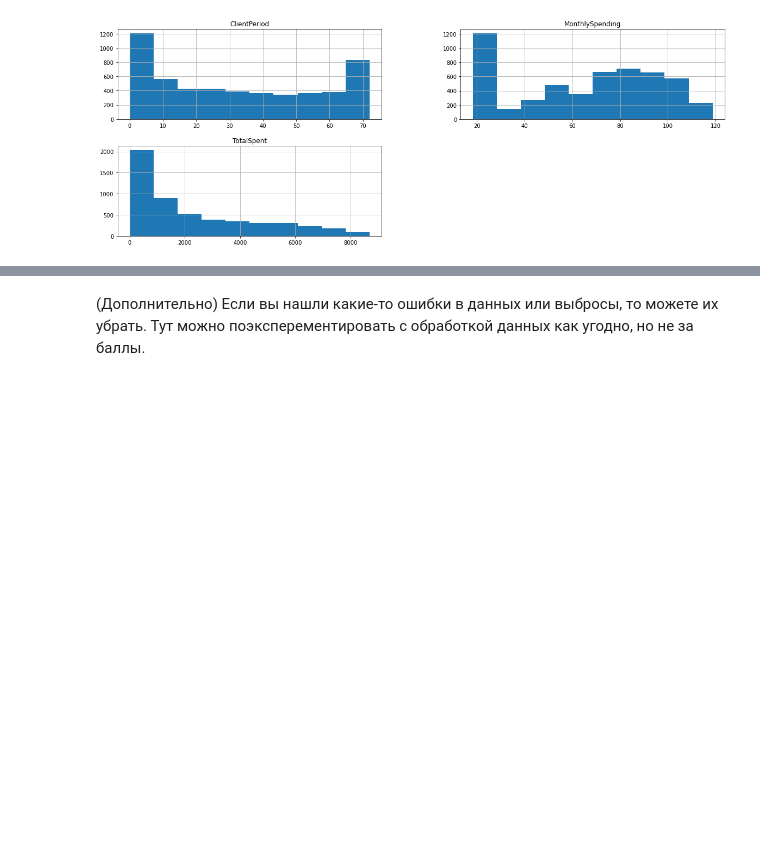
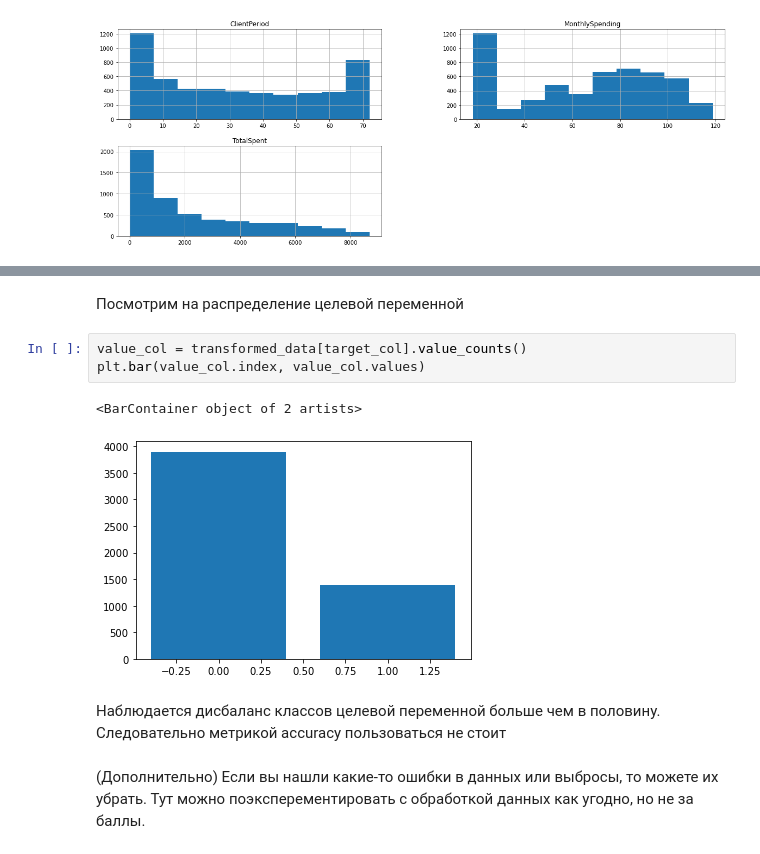
Before and after one commit to dato7898/depp_learning_mfti, a Jupyter notebook: Model Selection/baseline.ipynb, the cells around one changed output, grey strips where cells are left out. Saved outputs shown, nothing was run; the diff lists cells and outputs as text; blank space fills up the shorter version.

```diff
--- a/Model Selection/baseline.ipynb
+++ b/Model Selection/baseline.ipynb
@@ -174,3 +190,13 @@ array([[<AxesSubplot:title={'center':'ClientPeriod'}>,
+# %% [markdown]
+Посмотрим на распределение целевой переменной
+# %%
+value_col = transformed_data[target_col].value_counts()
+plt.bar(value_col.index, value_col.values)
+# %% [output]
+<BarContainer object of 2 artists>
+[figure, added]
+# %% [markdown]
+Наблюдается дисбаланс классов целевой переменной больше чем в половину. Следовательно метрикой accuracy пользоваться не стоит
 # %% [markdown]
 (Дополнительно) Если вы нашли какие-то ошибки в данных или выбросы, то можете их убрать. Тут можно поэксперементировать с обработкой данных как угодно, но не за баллы.
 # %%
```
Also changed, not shown: parts of 2 cells of this notebook.
